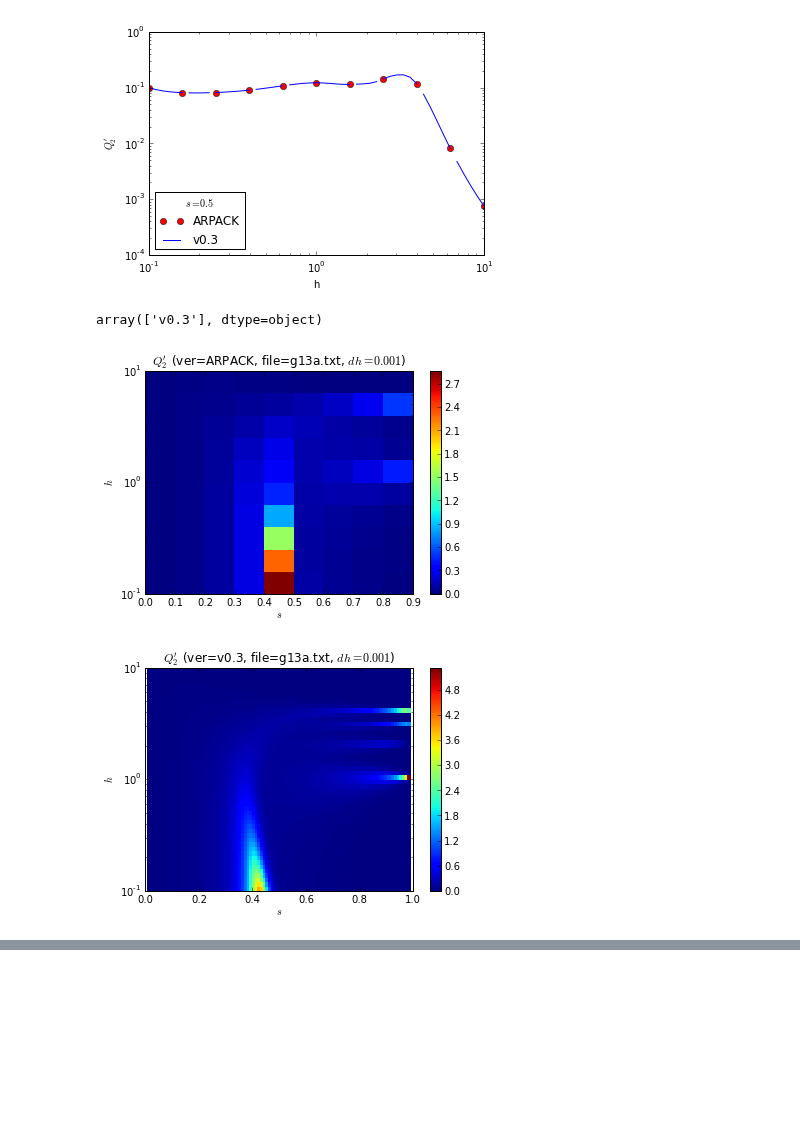
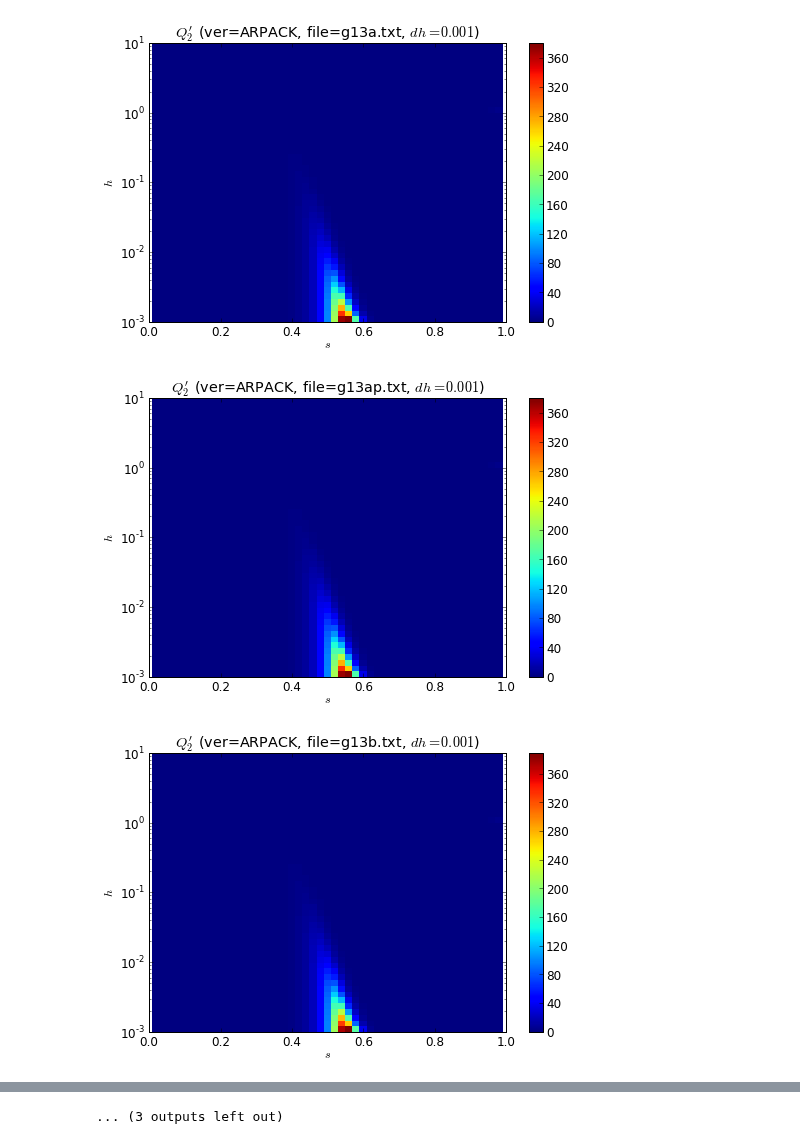
Before and after one commit to mcwitt/quantum-graph-isomorphism, a Jupyter notebook: analysis/arpack.ipynb, the cells around one changed output, grey strips where cells are left out. Cells and saved outputs as stored; diff of their text form; code cells hidden in the pictures; blank space fills up the shorter version.

```diff
--- a/analysis/arpack.ipynb
+++ b/analysis/arpack.ipynb
@@ -13,4 +13,5 @@ for g in graphs:
 # %%
+graph_files = glob.glob('graphs/VMB-2013/g13*.txt')
 s_vals = linspace(0.01, 0.99, 50)
 h0vals = logspace(-3, 1, 49)
 dh = 1e-3
@@ -21,4 +20,10 @@ def diagonalize(H, v0):
 # %%
+def diagonalize(H, v0):
+    energy, psi = eigsh(H, v0=v0, k=1, which='SA')
+    return energy[0], psi.T[0]
+
+graphs = [qgi.load_graph(g) for g in graph_files]
+for g in graphs: assert len(g) == qgi.N
 output = []
 
 for graph, graph_file in zip(graphs, graph_files):
@@ -58,4 +63,4 @@ df = pd.DataFrame.from_records(output,
 df['ver'] = 'ARPACK'
 df['dh'] = dh
 df = df.set_index(['ver', 'graph', 'h', 'dh', 's'])
-df.to_csv('n13-arpack.out')
+df.to_csv('output/n13-arpack.out')
@@ -62,3 +69,2 @@ df.to_csv('n13-arpack.out')
 # %%
-df = pd.read_csv('n13-arpack.out').set_index(['ver', 'graph', 'h', 'dh', 's'])
-df.head()
+df = pd.read_csv('output/n13-arpack.out')
@@ -73,3 +70,0 @@ df.head()
-# %%
-data = pd.concat((data, df))
-data.head()
@@ -121,25 +71,15 @@ savefig('q2p-vs-s.pdf')
-# %%
-xs = data.xs(['g13a.txt', 0.5, 1e-3], level=['graph', 's', 'dh'])
-xs.q2p.unstack('ver').plot(style=['ro', 'b-'], loglog=True);
-legend(loc='best', title='$s=0.5$')
-ylabel('${}$'.format(symbol('q2p')));
-savefig('q2p-vs-h.pdf')
-# %% [output]
-[figure, removed]
-# %%
-xs.index.get_level_values('ver').unique()
-# %% [output]
-array(['v0.3'], dtype=object)
 # %%
-xs = data.xs(['g13a.txt', 1e-3], level=['graph', 'dh'])
-groups = xs.groupby(level='ver')
-for ver, group in groups:
-    group.index = group.index.droplevel('ver')
-    figure()
-    plot_heatmap(group.q2p.unstack('s'))
-    xlabel('$s$'); ylabel('$h$')
-    title(r'${}$ (ver={}, file={}, $dh={:g}$)'.format(symbol('q2p'), ver, 'g13a.txt', 0.001))
-    savefig('q2p-{}.png'.format(ver))
+groups = df.groupby(['ver', 'graph', 'dh'])
+for meas in a.measurements:
+    for key, group in groups:
+        ver, graph, dh = key
+        figure()
+        data = group.pivot(index='h', columns='s', values=meas)
+        a.plot_heatmap(data)
+        xlabel('$s$'); ylabel('$h$')
+        title(r'${}$ (ver={}, file={}, $dh={:g}$)'.format(a.symbol(meas), ver, graph, dh))
+        #savefig('q2p-{}.png'.format(ver))
 # %% [output]
-[figure, old version]
+[figure, new version]
-[figure, old version]
+[figure, new version]
+[figure, added]
@@ -145,0 +95 @@ for ver, group in groups:
+... (3 outputs left out)
```
Also changed, not shown: parts of 16 cells of this notebook, 3 other files.
